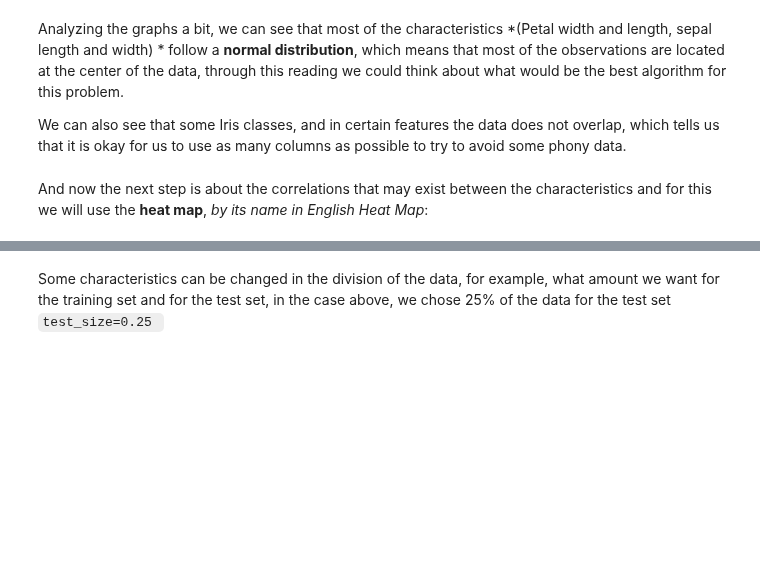
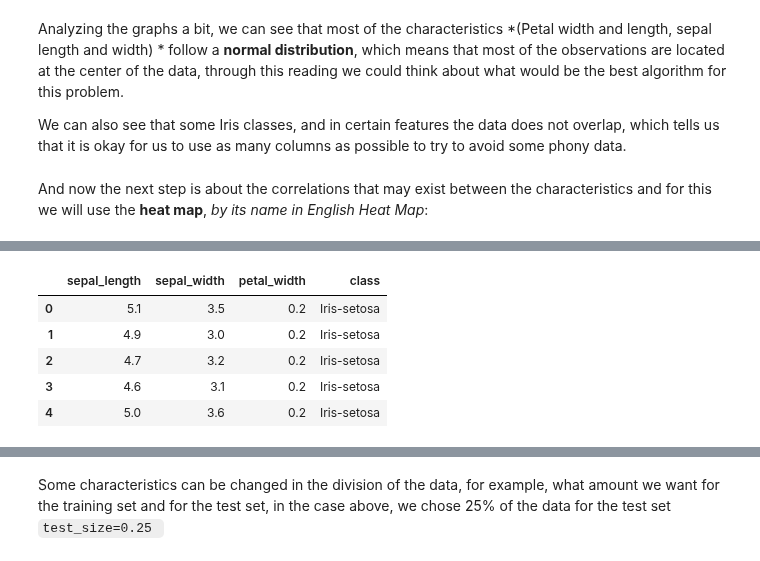
Before and after one commit to ramirezlab/CHEMO, a Jupyter notebook: 3_PART_THREE/3.1_Introduction_ML.en.ipynb, the cells around one changed output, grey strips where cells are left out. Cells and saved outputs as stored; diff of their text form; code cells hidden in the pictures; blank space fills up the shorter version.

```diff
--- a/3_PART_THREE/3.1_Introduction_ML.en.ipynb
+++ b/3_PART_THREE/3.1_Introduction_ML.en.ipynb
@@ -115,0 +144,10 @@ If some of the columns present a high correlation between them, where these colu
+# %%
+df_iris.drop('petal_length', axis=1, inplace=True)
+df_iris.head()
+# %% [output]
+|  | sepal_length | sepal_width | petal_width | class |
+| 0 | 5.1 | 3.5 | 0.2 | Iris-setosa |
+| 1 | 4.9 | 3.0 | 0.2 | Iris-setosa |
+| 2 | 4.7 | 3.2 | 0.2 | Iris-setosa |
+| 3 | 4.6 | 3.1 | 0.2 | Iris-setosa |
+| 4 | 5.0 | 3.6 | 0.2 | Iris-setosa |
```
Also changed, not shown: parts of 34 cells of this notebook, 6 other files.
